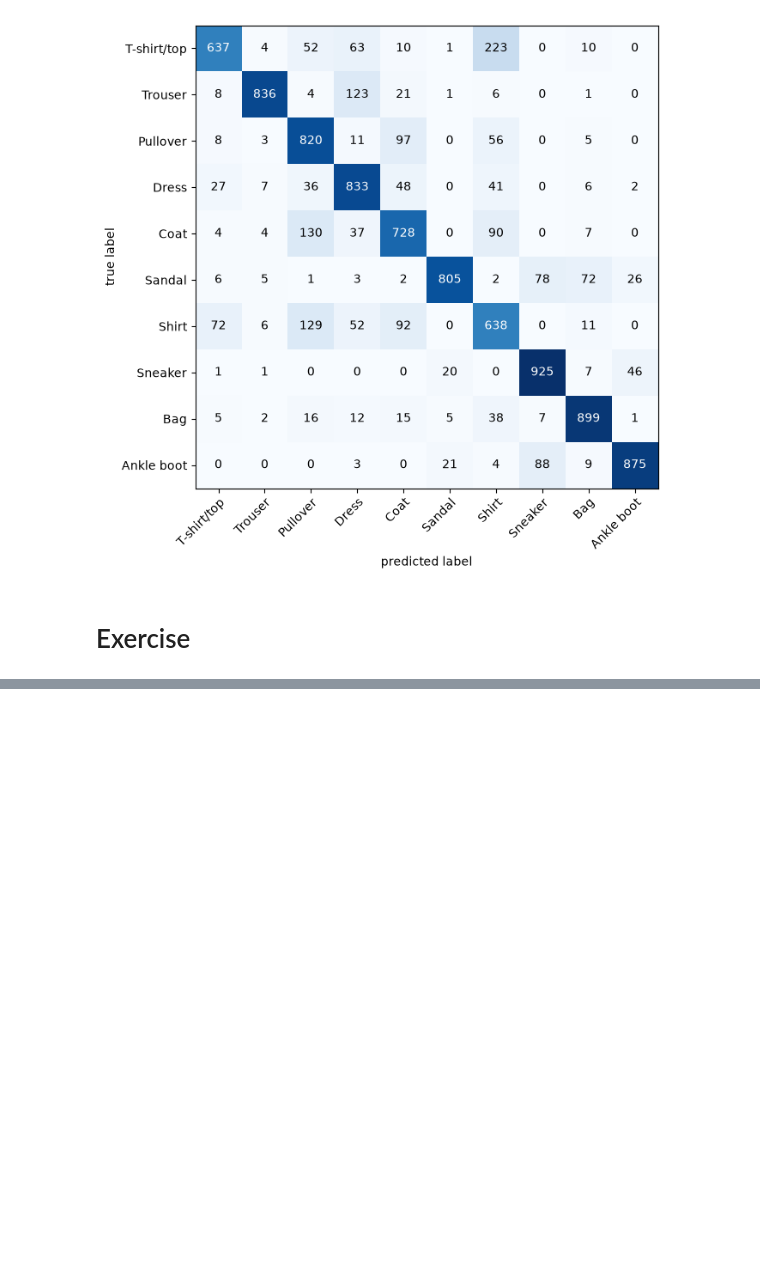
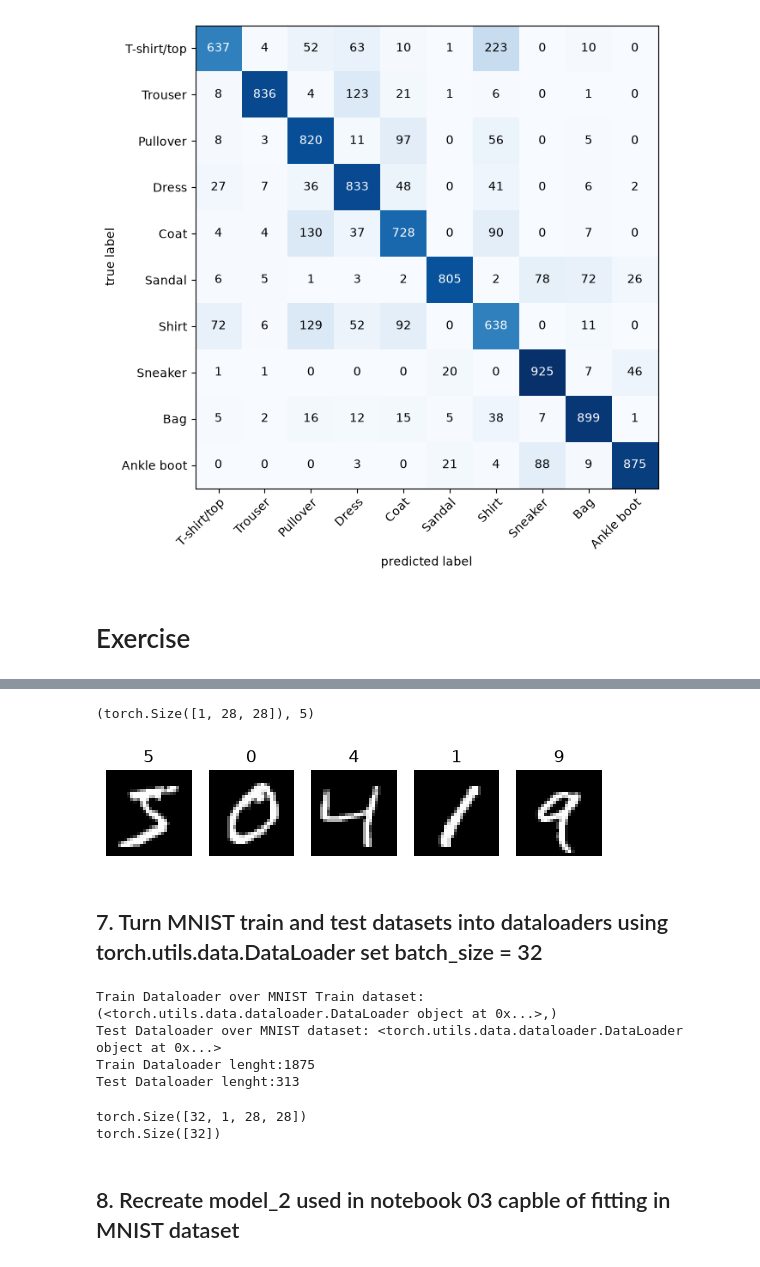
Before and after one commit to 94Akriti/DL-ML-USING-PYTORCH, a Jupyter notebook: Computer_Vision.ipynb, the cells around one changed output, grey strips where cells are left out. Cells and saved outputs as stored; diff of their text form; code cells hidden in the pictures; blank space fills up the shorter version.

```diff
--- a/Computer_Vision.ipynb
+++ b/Computer_Vision.ipynb
@@ -1137,0 +1154,3 @@ cuda
+# %%
+train_data_E4 = datasets.MNIST(root = ".", train = True, download = True, transform = transforms.ToTensor())
+test_data_E4 = datasets.MNIST(root = ".", train = False, download = True, transform = transforms.ToTensor())
@@ -1137,0 +1237,17 @@ cuda
+# %%
+img_0_E4.shape,label_0_E4
+# %% [output]
+(torch.Size([1, 28, 28]), 5)
+# %%
+import matplotlib.pyplot as plt
+
+for i in range(5):
+  image, label = train_data_E4[i][0], train_data_E4[i][1]
+  plt.subplot(1,5,i+1)
+  plt.title(label)
+  plt.imshow(image.squeeze(),cmap = "gray")
+  plt.axis(False)
+# %% [output]
+[figure, added]
+# %% [markdown]
+## 7. Turn MNIST train and test datasets into dataloaders using torch.utils.data.DataLoader set batch_size = 32
@@ -1137,0 +1259,16 @@ cuda
+# %%
+print(f"Train Dataloader over MNIST Train dataset: {train_dataloader_E4,}\nTest Dataloader over MNIST dataset: {test_dataloader_E4}")
+print(f"Train Dataloader lenght:{len(train_dataloader_E4)}\nTest Dataloader lenght:{len(test_dataloader_E4)}")
+# %% [output]
+Train Dataloader over MNIST Train dataset: (<torch.utils.data.dataloader.DataLoader object at 0x...>,)
+Test Dataloader over MNIST dataset: <torch.utils.data.dataloader.DataLoader object at 0x...>
+Train Dataloader lenght:1875
+Test Dataloader lenght:313
+# %%
+for sample in next(iter(train_dataloader_E4)):
+  print(sample.shape)
+# %% [output]
+torch.Size([32, 1, 28, 28])
+torch.Size([32])
+# %% [markdown]
+## 8. Recreate model_2 used in notebook 03 capble of fitting in MNIST dataset
```
Also changed, not shown: parts of 31 cells of this notebook.
